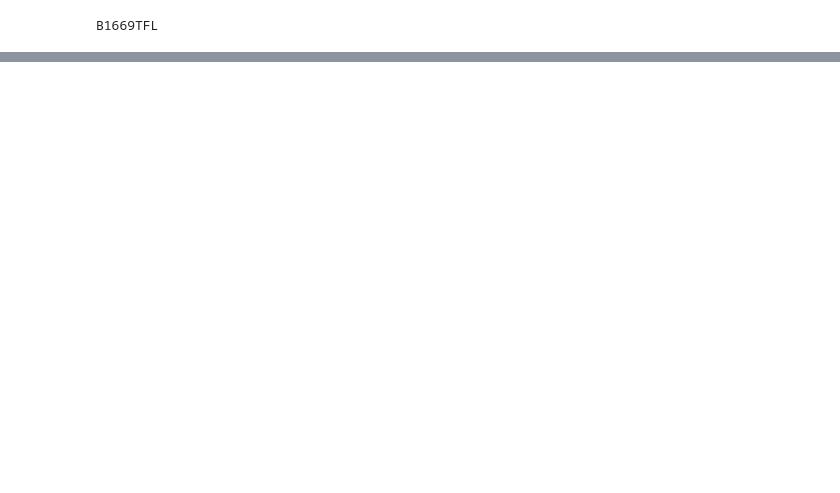
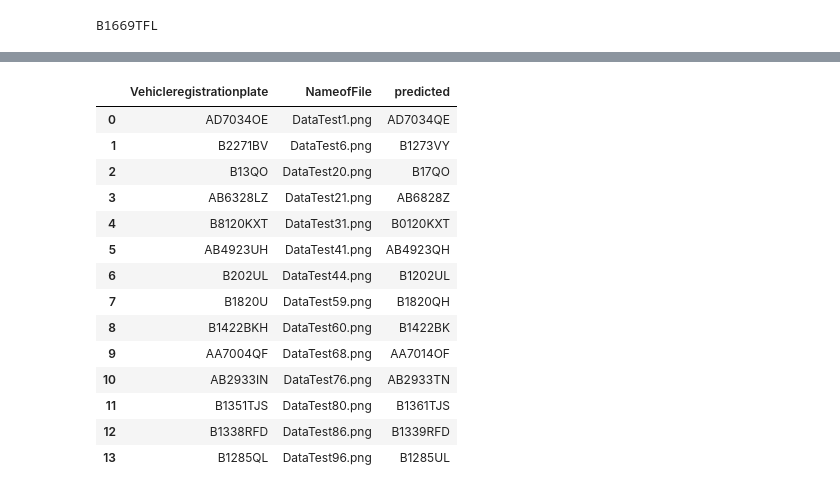
Before and after one commit to davianoh/TrOCR_LicensePlateIndonesia, a Jupyter notebook: TrOCR Licence Plate Augmentation4000 Stratify.ipynb, the cells around one changed output, grey strips where cells are left out. Cells and saved outputs as stored; diff of their text form; code cells hidden in the pictures; blank space fills up the shorter version.

```diff
--- a/TrOCR Licence Plate Augmentation4000 Stratify.ipynb
+++ b/TrOCR Licence Plate Augmentation4000 Stratify.ipynb
@@ -614,0 +415,4 @@ for index, row in iterable:
+# %%
+from transformers import VisionEncoderDecoderModel
+
+model = VisionEncoderDecoderModel.from_pretrained("/content/drive/MyDrive/TrOCR_LicensePlateIndonesia/finetune_model_trocr")
@@ -614,0 +421,3 @@ for index, row in iterable:
+# %%
+image = test_images_data[df_test.iloc[1]['NameofFile']].convert('RGB')
+image
@@ -614,0 +445,14 @@ for index, row in iterable:
+# %%
+from tqdm import tqdm
+predicted_labels = []
+
+iterable = tqdm(df_test.iterrows(), total=len(df_test), desc="Processing", unit="image")
+for index, row in iterable:
+    # Load and preprocess the image
+    image = test_images_data[row['NameofFile']].convert("RGB")
+    pixel_values = processor(image, return_tensors="pt").pixel_values
+
+    # Generate predictions
+    generated_ids = model.generate(pixel_values)
+    generated_text = processor.batch_decode(generated_ids, skip_special_tokens=True)[0]
+    predicted_labels.append(generated_text)
@@ -614,0 +472,3 @@ for index, row in iterable:
+# %%
+df_test['predicted'] = predicted_labels
+df_test
@@ -614,0 +489,22 @@ for index, row in iterable:
+# %%
+# Check the datas where the model got it wrong
+df_test_diff = df_test.loc[df_test['Vehicleregistrationplate'] != df_test['predicted']]
+df_test_diff = df_test_diff.reset_index()
+df_test_diff.drop('index', axis=1, inplace=True)
+df_test_diff
+# %% [output]
+|  | Vehicleregistrationplate | NameofFile | predicted |
+| 0 | AD7034OE | DataTest1.png | AD7034QE |
+| 1 | B2271BV | DataTest6.png | B1273VY |
+| 2 | B13QO | DataTest20.png | B17QO |
+| 3 | AB6328LZ | DataTest21.png | AB6828Z |
+| 4 | B8120KXT | DataTest31.png | B0120KXT |
+| 5 | AB4923UH | DataTest41.png | AB4923QH |
+| 6 | B202UL | DataTest44.png | B1202UL |
+| 7 | B1820U | DataTest59.png | B1820QH |
+| 8 | B1422BKH | DataTest60.png | B1422BK |
+| 9 | AA7004QF | DataTest68.png | AA7014OF |
+| 10 | AB2933IN | DataTest76.png | AB2933TN |
+| 11 | B1351TJS | DataTest80.png | B1361TJS |
+| 12 | B1338RFD | DataTest86.png | B1339RFD |
+| 13 | B1285QL | DataTest96.png | B1285UL |
```
Also changed, not shown: parts of 114 cells of this notebook.
